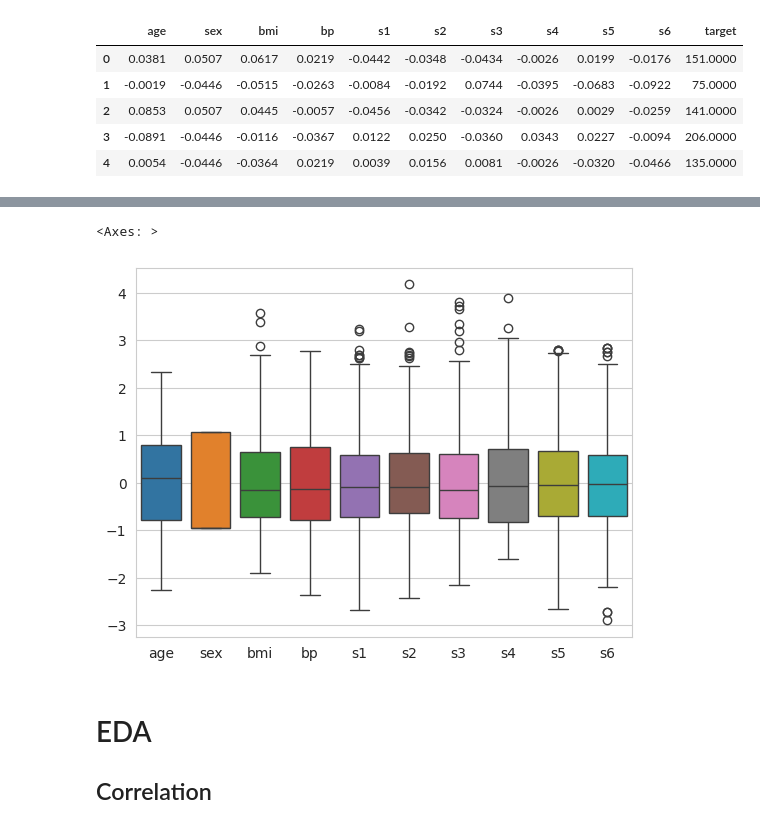
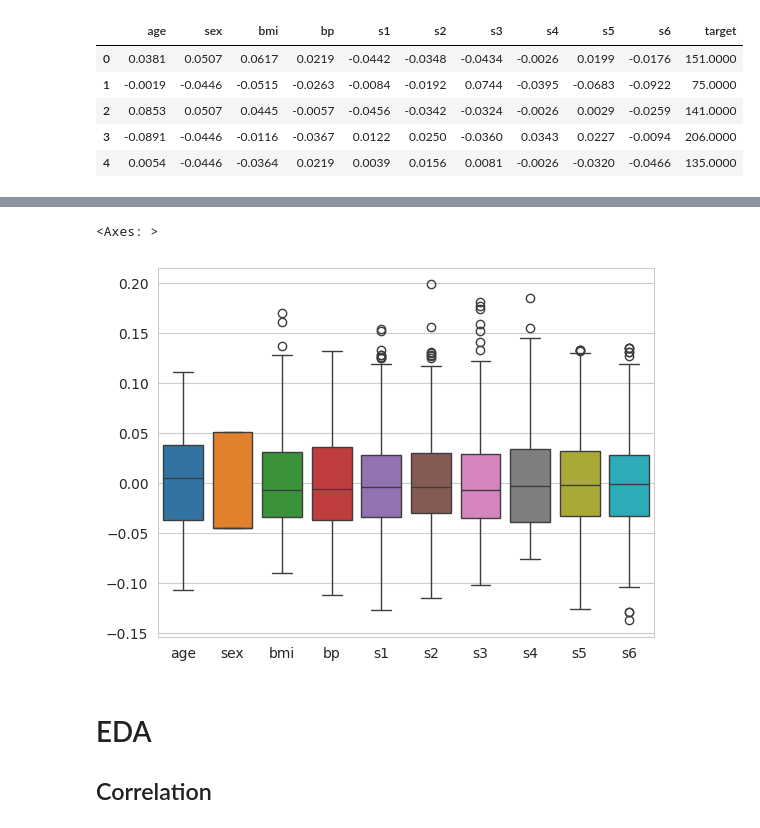
Before and after one commit to swh9534/SKALA, a Jupyter notebook: DataScience-MLOps/04-linear-regression.ipynb, the cells around one changed output, grey strips where cells are left out. Cells and saved outputs as stored; diff of their text form; code cells hidden in the pictures.

```diff
--- a/DataScience-MLOps/04-linear-regression.ipynb
+++ b/DataScience-MLOps/04-linear-regression.ipynb
@@ -51,8 +40,8 @@ dd
 # %%
-sns.boxplot(data=df_scaled.drop("target", axis=1))
+sns.boxplot(data=df.drop("target", axis=1))
 # %% [output]
 <Axes: >
-[figure, old version]
+[figure, new version]
 # %% [markdown]
 # EDA
 ## Correlation
```
Also changed, not shown: parts of 27 cells of this notebook.
